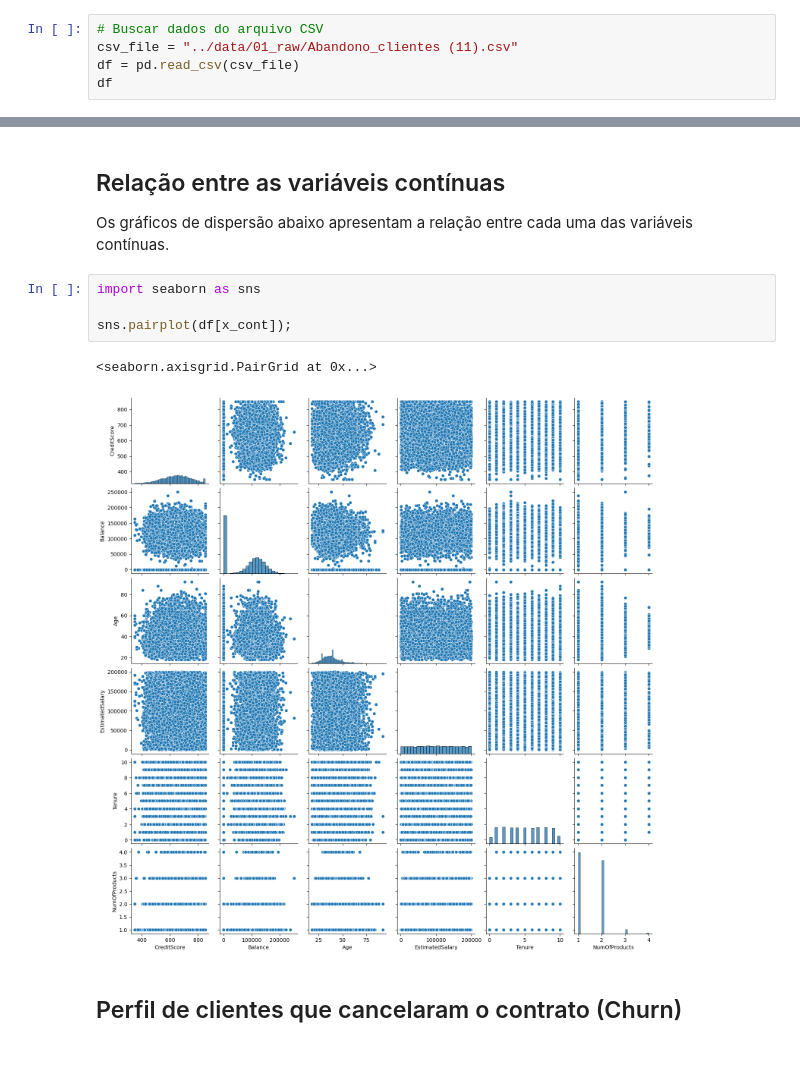
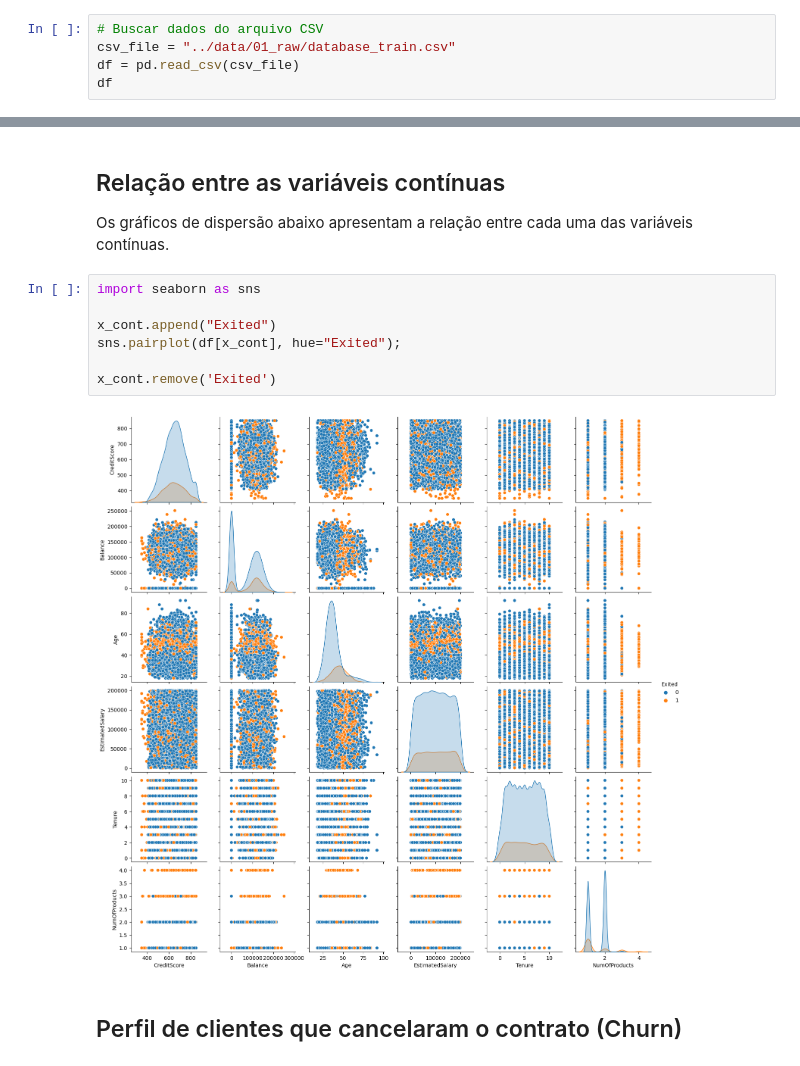
Before and after one commit to fabioolp/churn-kedro, a Jupyter notebook: notebooks/1_exploratory_data_analysis.ipynb, the cells around one changed output, grey strips where cells are left out. Cells and saved outputs as stored; diff of their text form.

```diff
--- a/notebooks/1_exploratory_data_analysis.ipynb
+++ b/notebooks/1_exploratory_data_analysis.ipynb
@@ -24,7 +24,7 @@ green = '#90EE90'
 colors = [red, blue, green]
 # %%
 # Buscar dados do arquivo CSV
-csv_file = "../data/01_raw/Abandono_clientes (11).csv"
+csv_file = "../data/01_raw/database_train.csv"
 df = pd.read_csv(csv_file)
 df
 # %% [output]
@@ -133,10 +133,12 @@ Os gráficos de dispersão abaixo apresentam a relação entre cada uma das vari
 # %%
 import seaborn as sns
 
-sns.pairplot(df[x_cont]);
+x_cont.append("Exited")
+sns.pairplot(df[x_cont], hue="Exited");
+
+x_cont.remove('Exited')
 # %% [output]
-<seaborn.axisgrid.PairGrid at 0x...>
-[figure, old version]
+[figure, new version]
 # %% [markdown]
 ## Perfil de clientes que cancelaram o contrato (Churn)
 # %%
```
Also changed, not shown: 10 other files.
